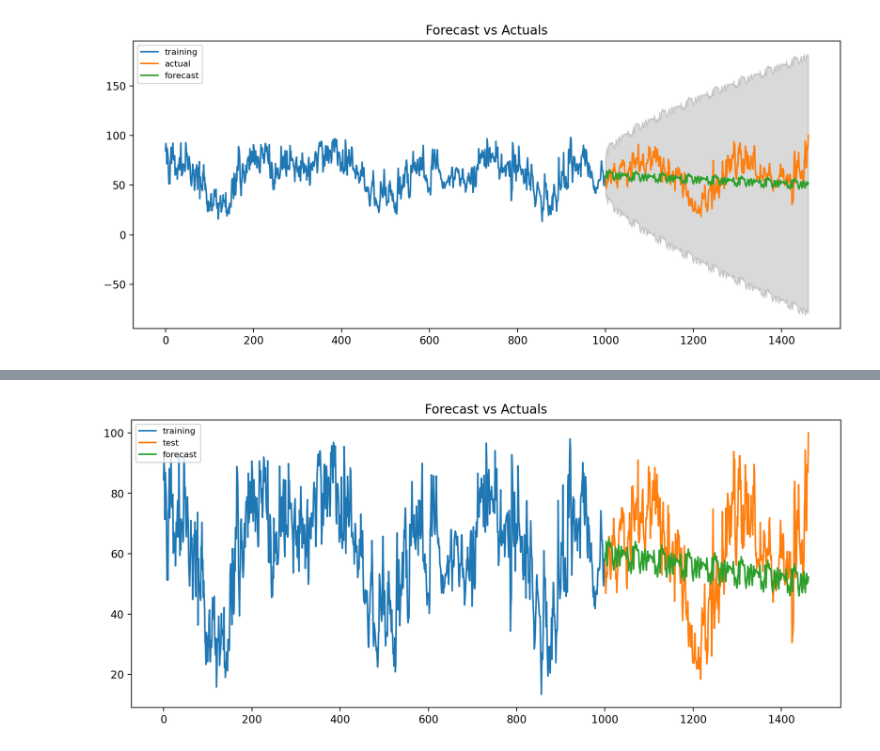
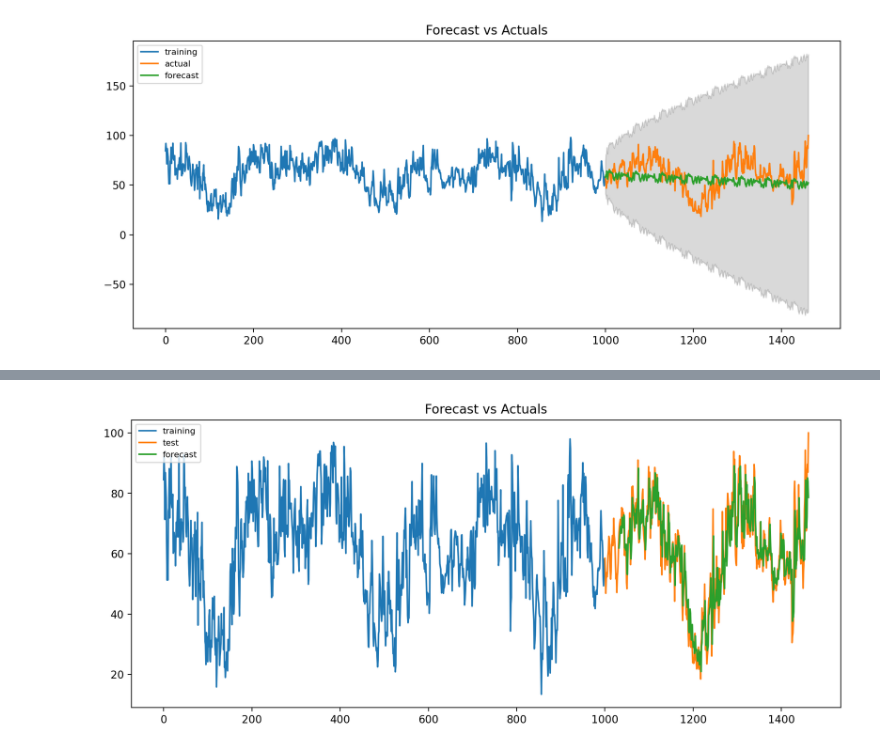
Before and after one commit to PRJSS/data-processing, a Jupyter notebook: lab2/Lab2.ipynb, the cells around one changed output, grey strips where cells are left out. Saved outputs shown, nothing was run; the diff lists cells and outputs as text; code cells hidden in the pictures.

Commit message:
fix: lab2: lstm model predict correctly. Add: lab3

```diff
--- a/lab2/Lab2.ipynb
+++ b/lab2/Lab2.ipynb
@@ -158,16 +159,12 @@ mae
-# %%
-training_sequences = 1000
 # %%
-y_predicted = regressor.predict(X_train_sequences)
+y_predicted = regressor.predict(X_test_sequences)
-# %%
-y_predicted = pd.Series(fc.predicted_mean, index=row[training_sequences:].index)
 # %%
 plt.figure(figsize=(12,5), dpi=200)
 plt.plot(range(training_sequences), row[:training_sequences], label='training')
 plt.plot(range(training_sequences, len(row)), row[training_sequences:], label='test')
-plt.plot(range(training_sequences, len(row)), y_predicted, label='forecast')
+plt.plot(range(1032,1462), y_predicted, label='forecast')
 plt.title('Forecast vs Actuals')
 plt.legend(loc='upper left', fontsize=8)
 plt.show()
 # %% [output]
-[figure, old version]
+[figure, new version]
```
Also changed, not shown: parts of 7 cells of this notebook, 7 other files.
